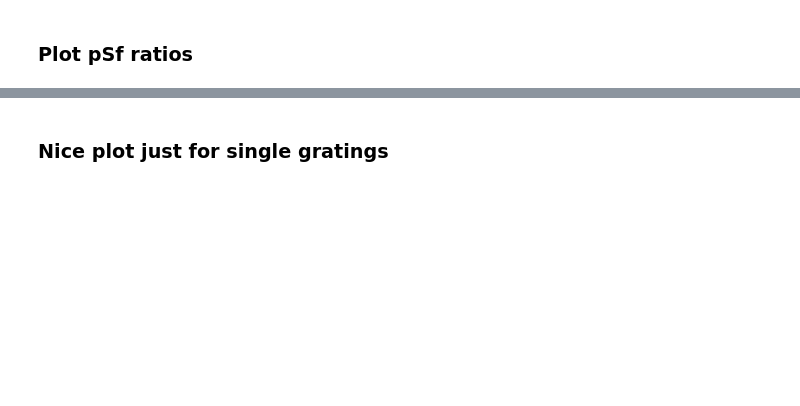
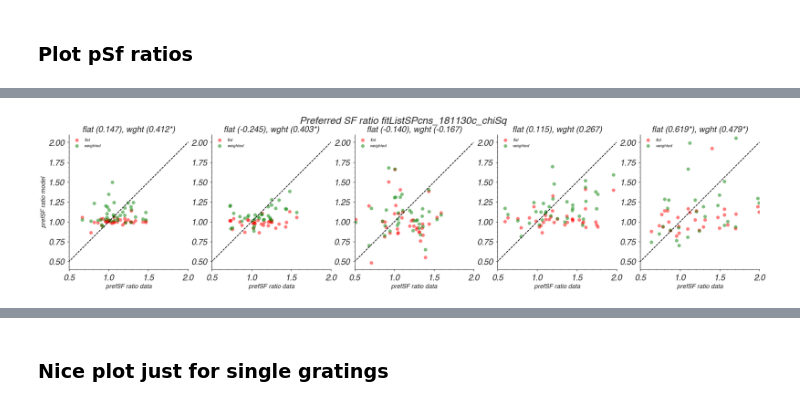
Before and after one commit to paul-levy/SF-diversity, a Jupyter notebook: Analysis/Functions/descrAnalysis.ipynb, the cells around one changed output, grey strips where cells are left out. Saved outputs shown, nothing was run; the diff lists cells and outputs as text; code cells hidden in the pictures; blank space fills up the shorter version.

```diff
--- a/Analysis/Functions/descrAnalysis.ipynb
+++ b/Analysis/Functions/descrAnalysis.ipynb
@@ -238,0 +406,49 @@ plt.suptitle('Preferred SF ratio', fontsize=24);
+# %%
+nRows = 1;
+fig, allpSf = plt.subplots(nRows, nFamilies, figsize=(6*nFamilies,nRows*6))
+
+data = pSfRatioExp;
+colors = ['']
+
+dataList = [pSfRatioModFlat, pSfRatioModWght]
+strList  = ['flat', 'weighted']
+colorList = ['r', 'g']
+flatCorSF = [];
+wghtCorSF = [];
+
+for fam in range(nFamilies):
+    validOnesExp = np.logical_and(data[:,fam]>0, data[:,fam]<10);
+    validOnesExp = np.logical_and(validOnesExp, chi_keep)
+    toConsider = data[validOnesExp, fam];
+    [allpSf[fam].scatter(toConsider, data[validOnesExp, fam], color=cc, alpha=0.5, label=fitStr) for data,cc,fitStr in zip(dataList, colorList, strList)]
+    allpSf[fam].plot([2e-2, 2e2], [2e-2, 2e2], 'k--')
+    allpSf[fam].set_xlabel('prefSF ratio data', fontsize=15);
+    allpSf[0].set_ylabel('prefSF ratio model', fontsize=15);
+    allpSf[fam].axis('equal')
+#     allpSf[fam].set_xscale('log', basex=2);
+#     allpSf[fam].set_yscale('log', basey=2);
+    allpSf[fam].set_xlim(xmin=0.5, xmax=2)
+    allpSf[fam].set_ylim(ymin=0.5, ymax=2)
+#     allpSf[fam].axis('square')
+    allpSf[fam].legend(loc='upper left');
+
+    # compute correlation
+    flatCorSF.append(pearsonr(pSfRatioModFlat[validOnesExp, fam], data[validOnesExp, fam]));
+    wghtCorSF.append(pearsonr(pSfRatioModWght[validOnesExp, fam], data[validOnesExp, fam]));
+
+    is_sig = lambda x: '*' if x<0.05 else '';
+    fcsf = flatCorSF[-1];
+    wcsf = wghtCorSF[-1];
+    allpSf[fam].set_title('flat (%.3f%s), wght (%.3f%s)' % (fcsf[0], is_sig(fcsf[1]), wcsf[0], is_sig(wcsf[1])))
+
+plt.suptitle('Preferred SF ratio %s' % str(baseStr + lossStr), fontsize=24);
+
+saveName = "/%s_%s_pSfCompareScatter.pdf" % (descrBase, str(baseStr + lossStr))
+full_save = os.path.dirname(save_loc);
+if not os.path.exists(full_save):
+    os.makedirs(full_save)
+pdfSv = pltSave.PdfPages(full_save + saveName);
+pdfSv.savefig(fig) # only one figure here...
+pdfSv.close()
+# %% [output]
+[figure, added]
```
Also changed, not shown: parts of 18 cells of this notebook, 29 other files.
